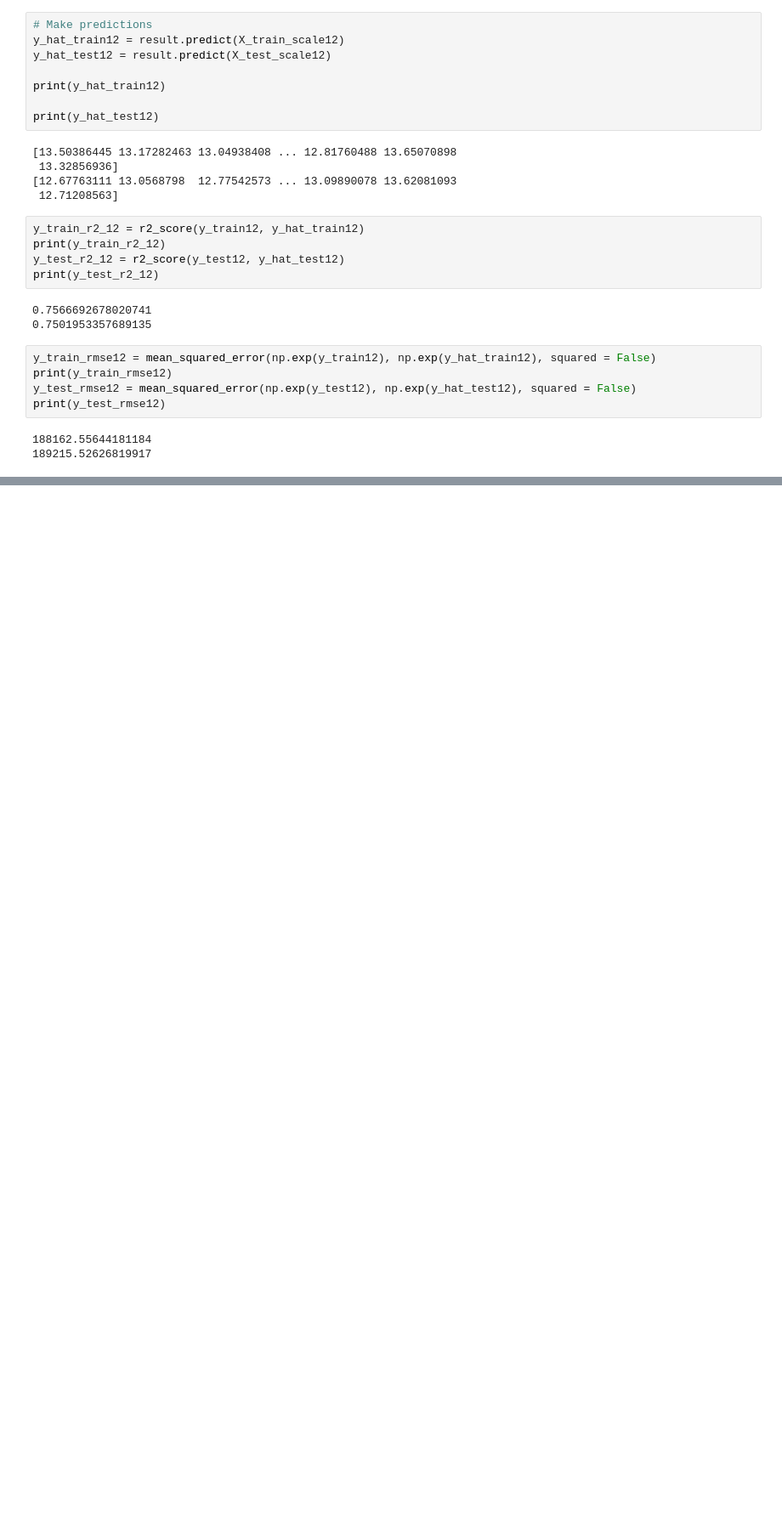
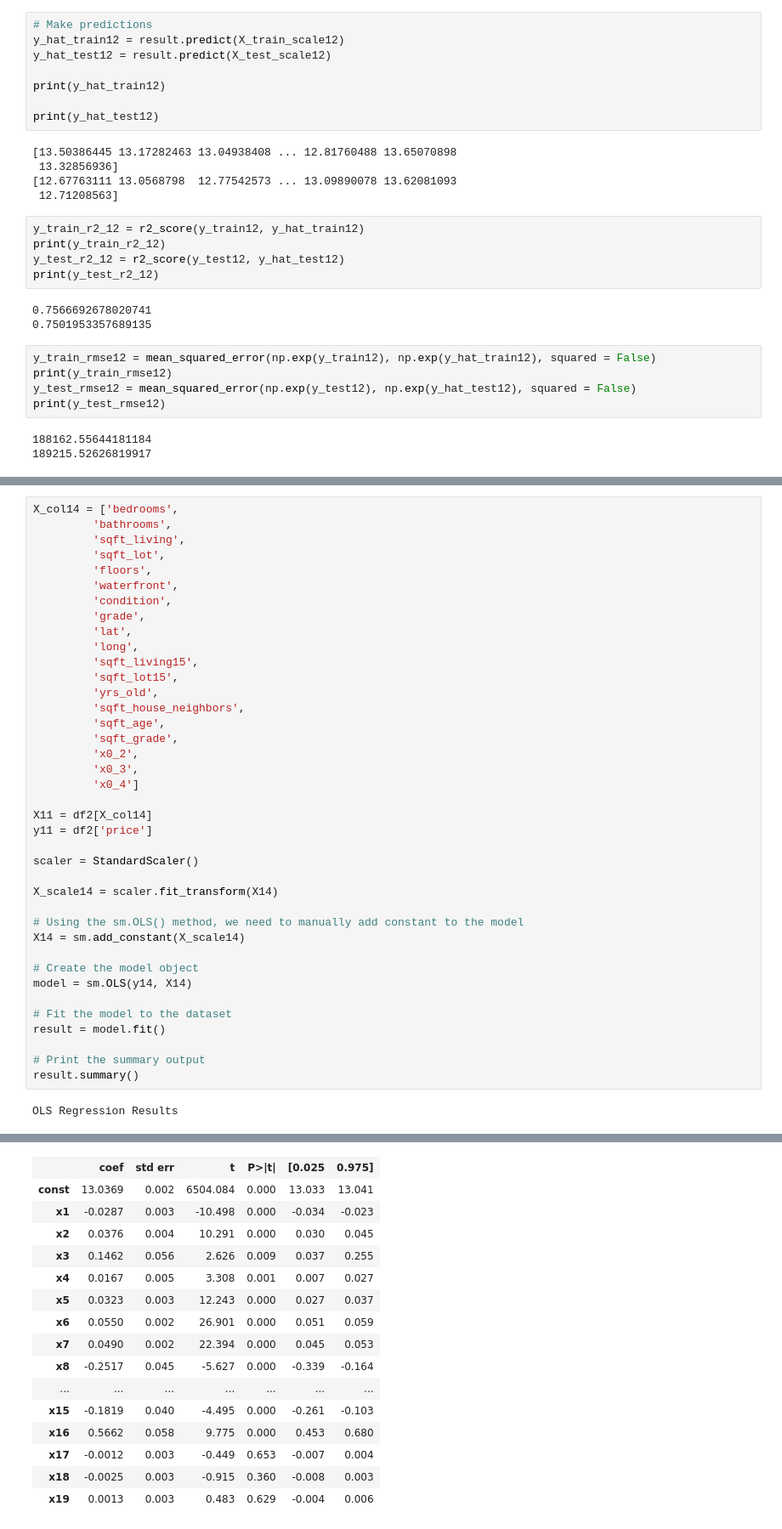
Before and after one commit to ericdnbn/Phase_2_Project, a Jupyter notebook: Eric's Project 2 Notebook.ipynb, the cells around one changed output, grey strips where cells are left out. Shown at 85% size. Saved outputs shown, nothing was run; the diff lists cells and outputs as text; blank space fills up the shorter version.

```diff
--- a/Eric's Project 2 Notebook.ipynb
+++ b/Eric's Project 2 Notebook.ipynb
@@ -2112,0 +2529,41 @@ Notes:
+# %%
+X_col14 = ['bedrooms',
+         'bathrooms',
+         'sqft_living',
+         'sqft_lot',
+         'floors',
+         'waterfront',
+         'condition',
+         'grade',
+         'lat',
+         'long',
+         'sqft_living15',
+         'sqft_lot15',
+         'yrs_old',
+         'sqft_house_neighbors',
+         'sqft_age',
+         'sqft_grade',
+         'x0_2',
+         'x0_3',
+         'x0_4']
+
+X11 = df2[X_col14]
+y11 = df2['price']
+
+scaler = StandardScaler()
+
+X_scale14 = scaler.fit_transform(X14)
+
+# Using the sm.OLS() method, we need to manually add constant to the model
+X14 = sm.add_constant(X_scale14)
+
+# Create the model object
+model = sm.OLS(y14, X14)
+
+# Fit the model to the dataset
+result = model.fit()
+
+# Print the summary output
+result.summary()
+# %% [output]
+OLS Regression Results
@@ -2112,0 +2579,16 @@ Notes:
+|  | coef | std err | t | P>|t| | [0.025 | 0.975] |
+| const | 13.0369 | 0.002 | 6504.084 | 0.000 | 13.033 | 13.041 |
+| x1 | -0.0287 | 0.003 | -10.498 | 0.000 | -0.034 | -0.023 |
+| x2 | 0.0376 | 0.004 | 10.291 | 0.000 | 0.030 | 0.045 |
+| x3 | 0.1462 | 0.056 | 2.626 | 0.009 | 0.037 | 0.255 |
+| x4 | 0.0167 | 0.005 | 3.308 | 0.001 | 0.007 | 0.027 |
+| x5 | 0.0323 | 0.003 | 12.243 | 0.000 | 0.027 | 0.037 |
+| x6 | 0.0550 | 0.002 | 26.901 | 0.000 | 0.051 | 0.059 |
+| x7 | 0.0490 | 0.002 | 22.394 | 0.000 | 0.045 | 0.053 |
+| x8 | -0.2517 | 0.045 | -5.627 | 0.000 | -0.339 | -0.164 |
+| ... | ... | ... | ... | ... | ... | ... |
+| x15 | -0.1819 | 0.040 | -4.495 | 0.000 | -0.261 | -0.103 |
+| x16 | 0.5662 | 0.058 | 9.775 | 0.000 | 0.453 | 0.680 |
+| x17 | -0.0012 | 0.003 | -0.449 | 0.653 | -0.007 | 0.004 |
+| x18 | -0.0025 | 0.003 | -0.915 | 0.360 | -0.008 | 0.003 |
+| x19 | 0.0013 | 0.003 | 0.483 | 0.629 | -0.004 | 0.006 |
```
Also changed, not shown: parts of 44 cells of this notebook.
